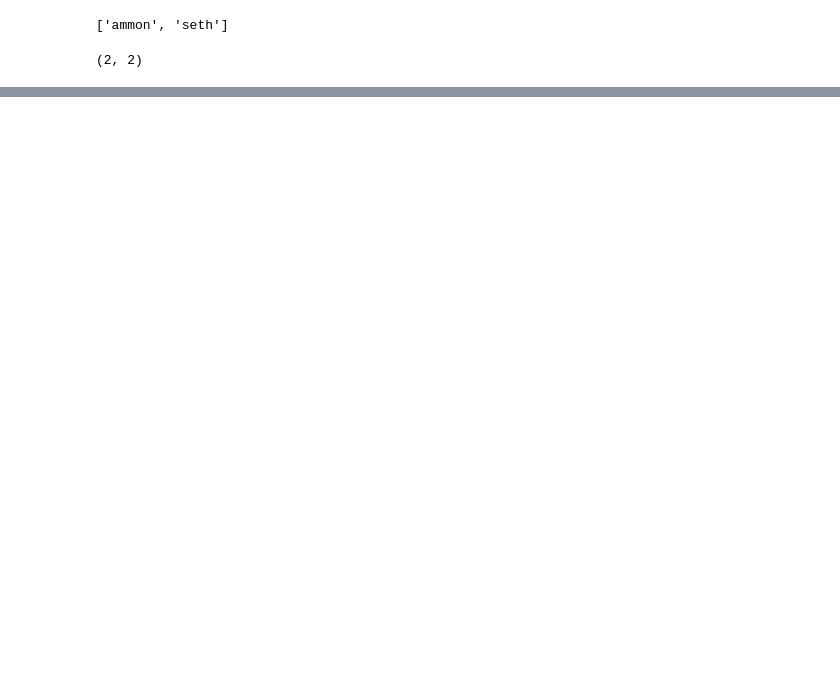
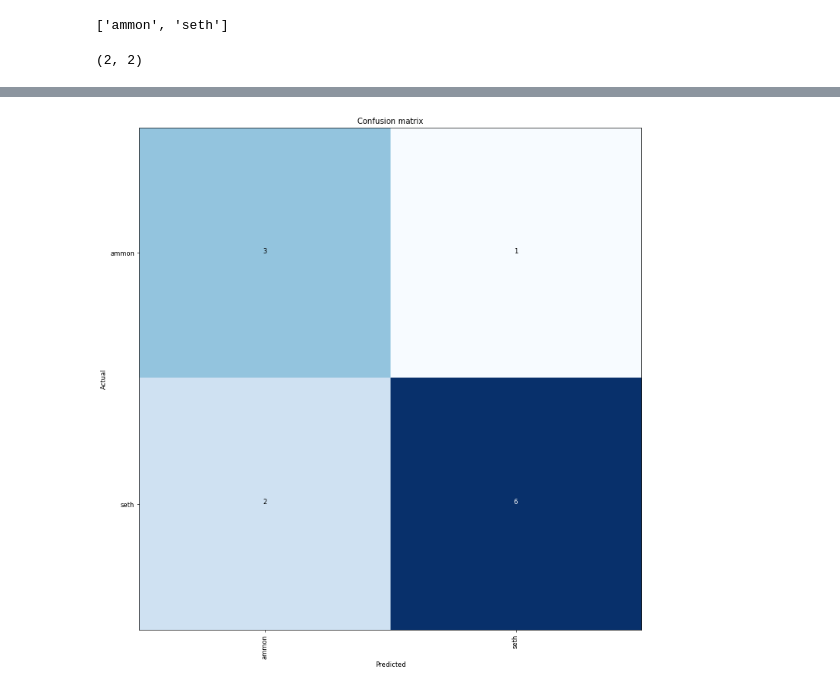
Before and after one commit to magic-lantern/fastai-notes, a Jupyter notebook: faces-seth.ipynb, the cells around one changed output, grey strips where cells are left out. Drawn from its saved outputs; the diff is of its cells as text; code cells hidden in the pictures; blank space fills up the shorter version.

```diff
--- a/faces-seth.ipynb
+++ b/faces-seth.ipynb
@@ -76,0 +117,4 @@ epoch  train_loss  valid_loss  error_rate
+# %%
+interp.plot_confusion_matrix(figsize=(12,12), dpi=60)
+# %% [output]
+[figure, added]
```
Also changed, not shown: parts of 9 cells of this notebook.
